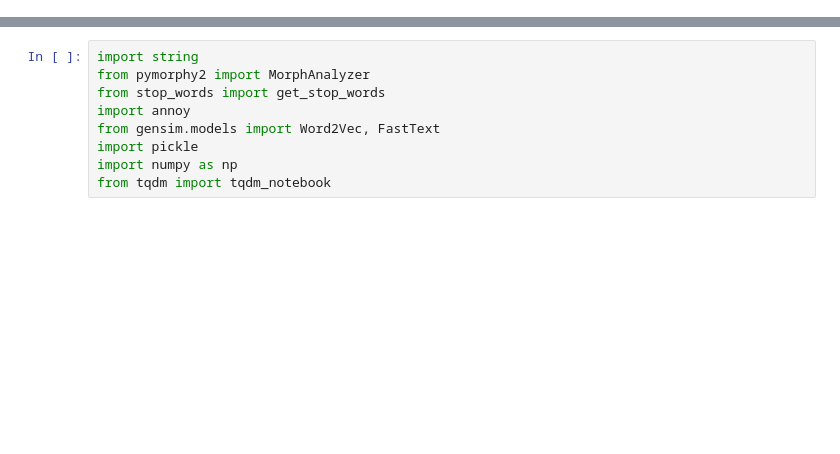
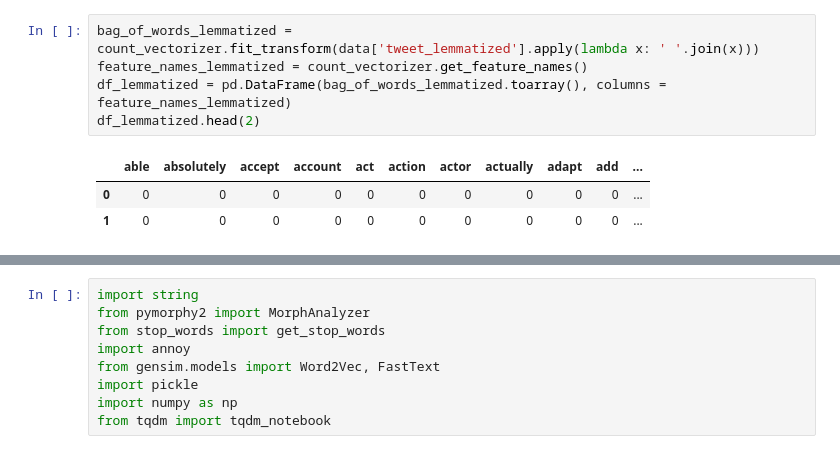
Before and after one commit to SemenovR/GB_IntroductionToNLP, a Jupyter notebook: lesson_2/lesson_2.ipynb, the cells around one changed output, grey strips where cells are left out. Saved outputs shown, nothing was run; the diff lists cells and outputs as text; blank space fills up the shorter version.

```diff
--- a/lesson_2/lesson_2.ipynb
+++ b/lesson_2/lesson_2.ipynb
@@ -343,0 +68,9 @@ print(result)
+# %%
+bag_of_words_lemmatized = count_vectorizer.fit_transform(data['tweet_lemmatized'].apply(lambda x: ' '.join(x)))
+feature_names_lemmatized = count_vectorizer.get_feature_names()
+df_lemmatized = pd.DataFrame(bag_of_words_lemmatized.toarray(), columns = feature_names_lemmatized)
+df_lemmatized.head(2)
+# %% [output]
+|  | able | absolutely | accept | account | act | action | actor | actually | adapt | add | ... |
+| 0 | 0 | 0 | 0 | 0 | 0 | 0 | 0 | 0 | 0 | 0 | ... |
+| 1 | 0 | 0 | 0 | 0 | 0 | 0 | 0 | 0 | 0 | 0 | ... |
```
Also changed, not shown: parts of 96 cells of this notebook, 1 other file.
